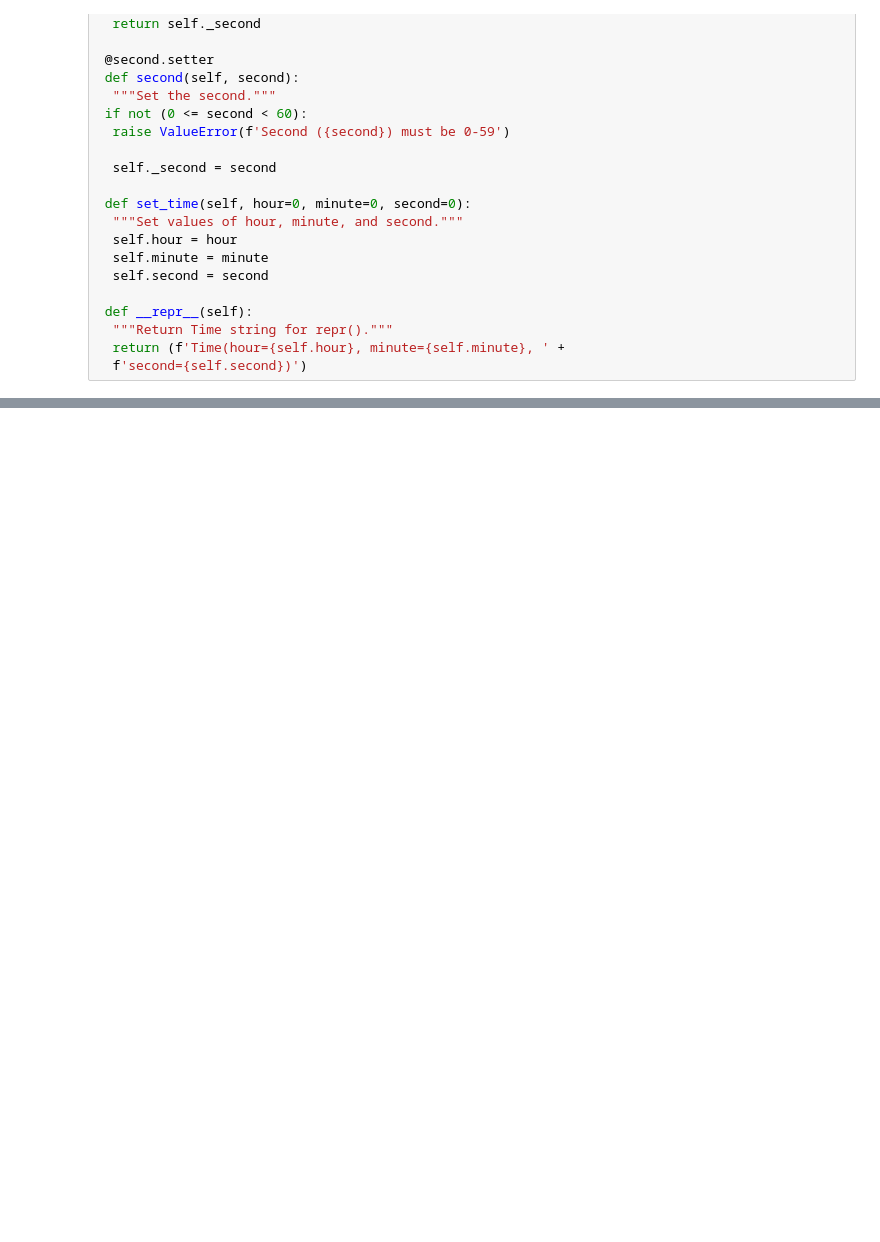
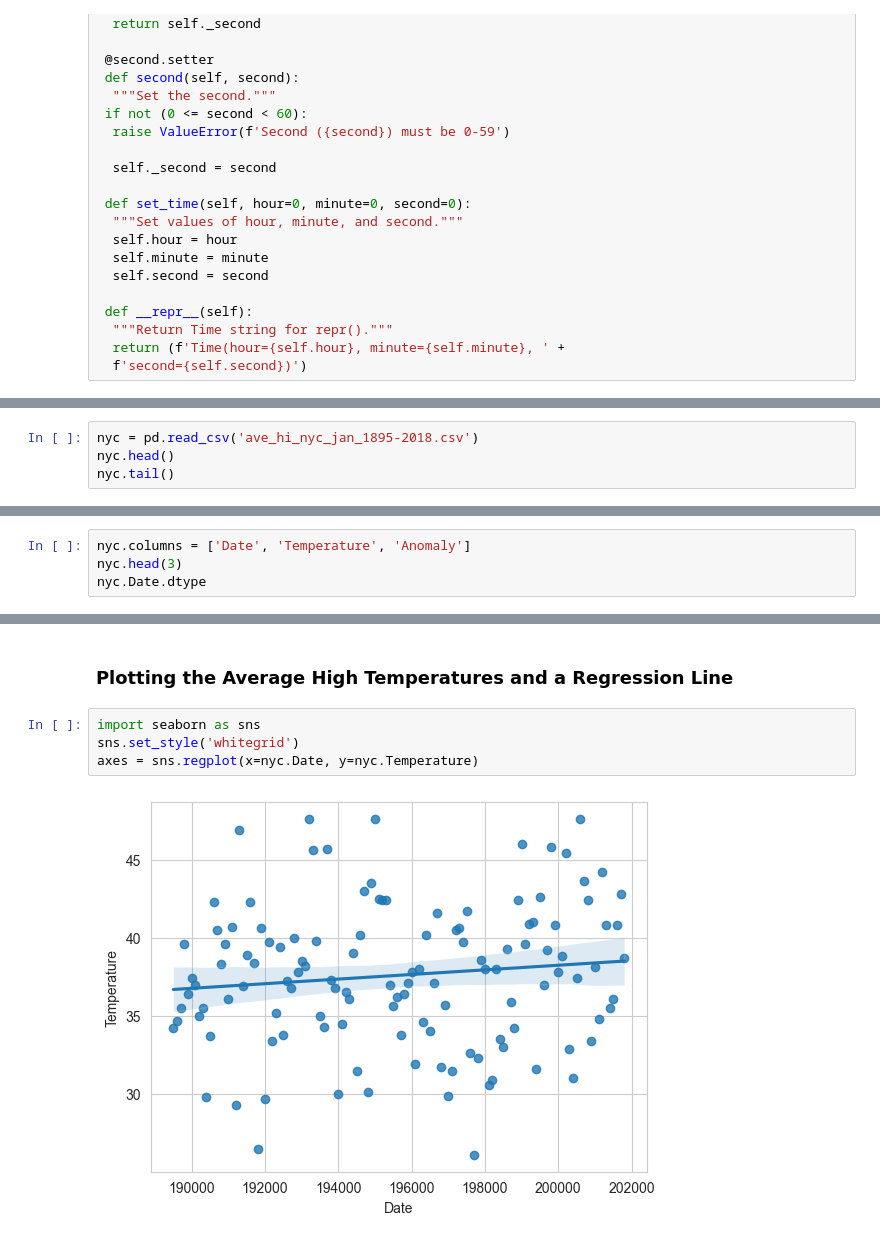
Before and after one commit to S573647/datafun-07-ML, a Jupyter notebook: Kamalini_ML.ipynb, the cells around one changed output, grey strips where cells are left out. Cells and saved outputs as stored; diff of their text form; blank space fills up the shorter version.

```diff
--- a/Kamalini_ML.ipynb
+++ b/Kamalini_ML.ipynb
@@ -70,0 +83,4 @@ def hour(self):
+# %%
+nyc = pd.read_csv('ave_hi_nyc_jan_1895-2018.csv')
+nyc.head()
+nyc.tail()
@@ -70,0 +96,4 @@ def hour(self):
+# %%
+nyc.columns = ['Date', 'Temperature', 'Anomaly']
+nyc.head(3)
+nyc.Date.dtype
@@ -70,0 +128,8 @@ def hour(self):
+# %% [markdown]
+### Plotting the Average High Temperatures and a Regression Line
+# %%
+import seaborn as sns
+sns.set_style('whitegrid')
+axes = sns.regplot(x=nyc.Date, y=nyc.Temperature)
+# %% [output]
+[figure, added]
```
Also changed, not shown: parts of 9 cells of this notebook.
